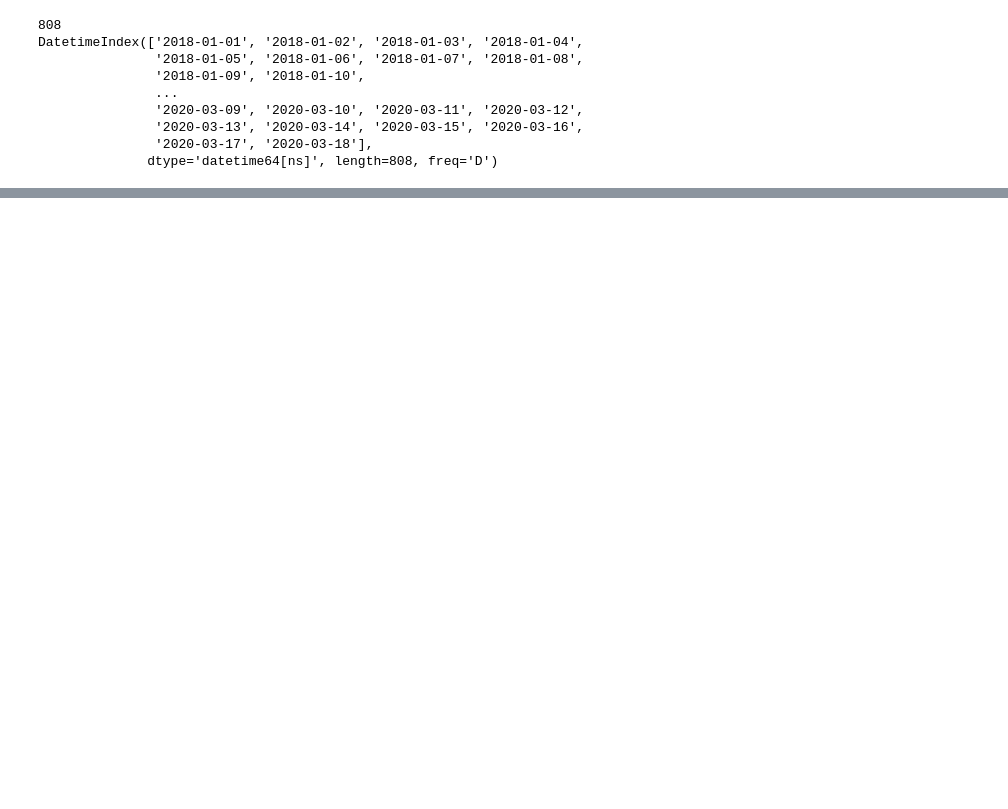
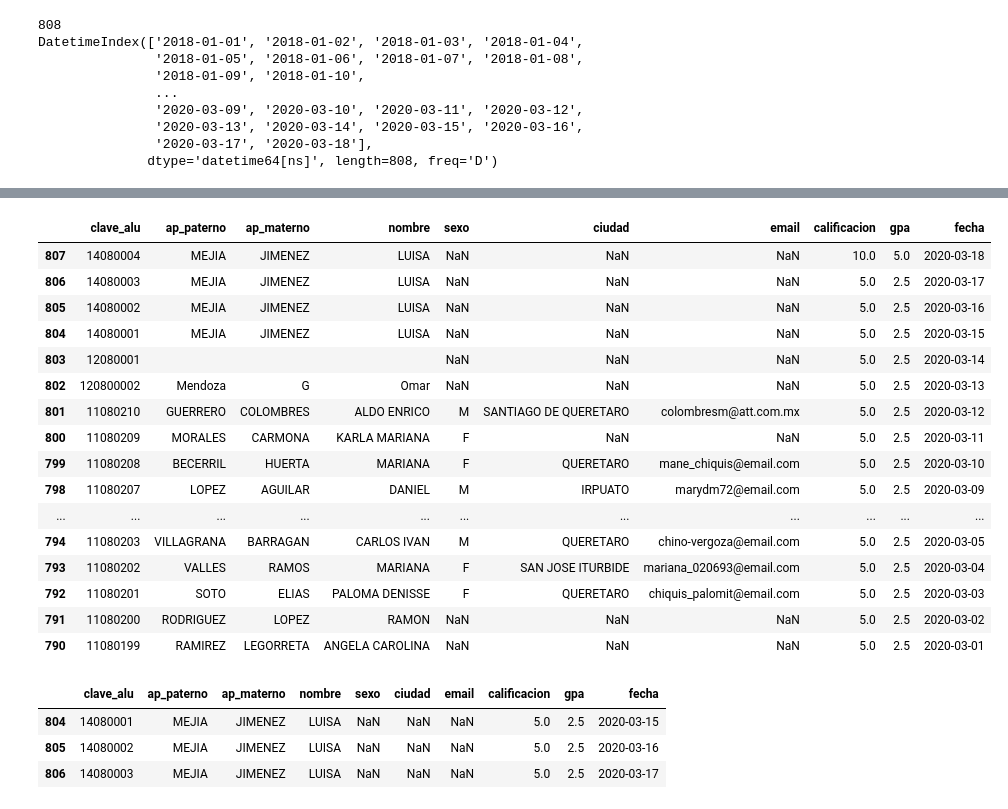
Before and after one commit to jorgejoshuatt/Adquisicion-de-Datos, a Jupyter notebook: RepasoADD.ipynb, the cells around one changed output, grey strips where cells are left out. Drawn from its saved outputs; the diff is of its cells as text; code cells hidden in the pictures; blank space fills up the shorter version.

```diff
--- a/RepasoADD.ipynb
+++ b/RepasoADD.ipynb
@@ -224,0 +279,20 @@ DatetimeIndex(['2018-01-01', '2018-01-02', '2018-01-03', '2018-01-04',
+# %%
+df[df['fecha'] >= datetime(year=2020, month=3, day=1)].sort_values(by='fecha', ascending=False)
+# %% [output]
+|  | clave_alu | ap_paterno | ap_materno | nombre | sexo | ciudad | email | calificacion | gpa | fecha |
+| 807 | 14080004 | MEJIA | JIMENEZ | LUISA | NaN | NaN | NaN | 10.0 | 5.0 | 2020-03-18 |
+| 806 | 14080003 | MEJIA | JIMENEZ | LUISA | NaN | NaN | NaN | 5.0 | 2.5 | 2020-03-17 |
+| 805 | 14080002 | MEJIA | JIMENEZ | LUISA | NaN | NaN | NaN | 5.0 | 2.5 | 2020-03-16 |
+| 804 | 14080001 | MEJIA | JIMENEZ | LUISA | NaN | NaN | NaN | 5.0 | 2.5 | 2020-03-15 |
+| 803 | 12080001 |  |  |  | NaN | NaN | NaN | 5.0 | 2.5 | 2020-03-14 |
+| 802 | 120800002 | Mendoza | G | Omar | NaN | NaN | NaN | 5.0 | 2.5 | 2020-03-13 |
+| 801 | 11080210 | GUERRERO | COLOMBRES | ALDO ENRICO | M | SANTIAGO DE QUERETARO | colombresm@att.com.mx | 5.0 | 2.5 | 2020-03-12 |
+| 800 | 11080209 | MORALES | CARMONA | KARLA MARIANA | F | NaN | NaN | 5.0 | 2.5 | 2020-03-11 |
+| 799 | 11080208 | BECERRIL | HUERTA | MARIANA | F | QUERETARO | mane_chiquis@email.com | 5.0 | 2.5 | 2020-03-10 |
+| 798 | 11080207 | LOPEZ | AGUILAR | DANIEL | M | IRPUATO | marydm72@email.com | 5.0 | 2.5 | 2020-03-09 |
+| ... | ... | ... | ... | ... | ... | ... | ... | ... | ... | ... |
+| 794 | 11080203 | VILLAGRANA | BARRAGAN | CARLOS IVAN | M | QUERETARO | chino-vergoza@email.com | 5.0 | 2.5 | 2020-03-05 |
+| 793 | 11080202 | VALLES | RAMOS | MARIANA | F | SAN JOSE ITURBIDE | mariana_020693@email.com | 5.0 | 2.5 | 2020-03-04 |
+| 792 | 11080201 | SOTO | ELIAS | PALOMA DENISSE | F | QUERETARO | chiquis_palomit@email.com | 5.0 | 2.5 | 2020-03-03 |
+| 791 | 11080200 | RODRIGUEZ | LOPEZ | RAMON | NaN | NaN | NaN | 5.0 | 2.5 | 2020-03-02 |
+| 790 | 11080199 | RAMIREZ | LEGORRETA | ANGELA CAROLINA | NaN | NaN | NaN | 5.0 | 2.5 | 2020-03-01 |
@@ -224,0 +301,7 @@ DatetimeIndex(['2018-01-01', '2018-01-02', '2018-01-03', '2018-01-04',
+# %%
+df[df_dup]
+# %% [output]
+|  | clave_alu | ap_paterno | ap_materno | nombre | sexo | ciudad | email | calificacion | gpa | fecha |
+| 804 | 14080001 | MEJIA | JIMENEZ | LUISA | NaN | NaN | NaN | 5.0 | 2.5 | 2020-03-15 |
+| 805 | 14080002 | MEJIA | JIMENEZ | LUISA | NaN | NaN | NaN | 5.0 | 2.5 | 2020-03-16 |
+| 806 | 14080003 | MEJIA | JIMENEZ | LUISA | NaN | NaN | NaN | 5.0 | 2.5 | 2020-03-17 |
```
Also changed, not shown: parts of 28 cells of this notebook.
